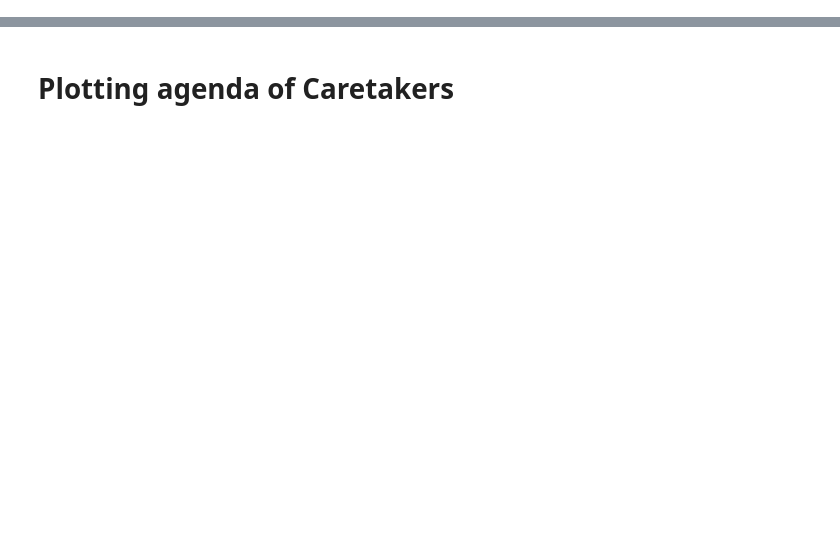
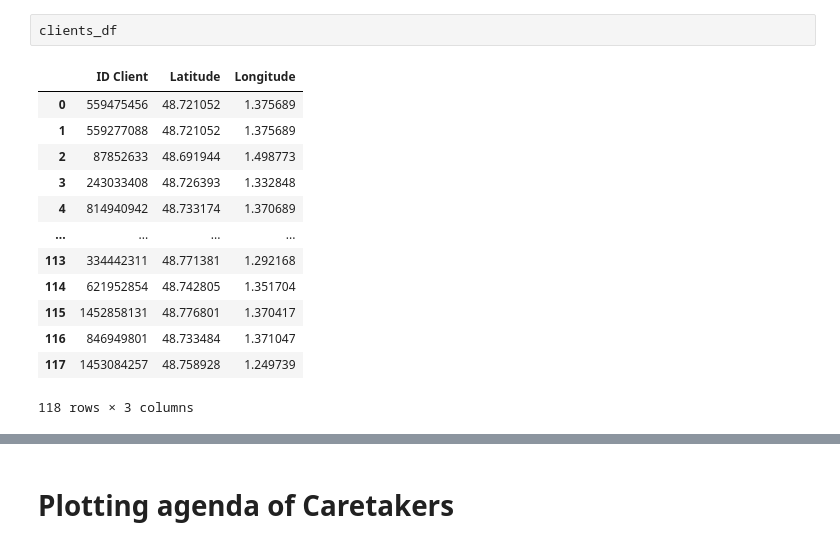
Before and after one commit to stlbnmaria/care-agenda-optimisation, a Jupyter notebook: notebooks/prototyping.ipynb, the cells around one changed output, grey strips where cells are left out. Drawn from its saved outputs; the diff is of its cells as text; blank space fills up the shorter version.

```diff
--- a/notebooks/prototyping.ipynb
+++ b/notebooks/prototyping.ipynb
@@ -17,2 +35,18 @@ intervenants_df = pd.read_excel(excel_data, sheet_name='intervenants')
+# %%
+clients_df
+# %% [output]
+|  | ID Client | Latitude | Longitude |
+| 0 | 559475456 | 48.721052 | 1.375689 |
+| 1 | 559277088 | 48.721052 | 1.375689 |
+| 2 | 87852633 | 48.691944 | 1.498773 |
+| 3 | 243033408 | 48.726393 | 1.332848 |
+| 4 | 814940942 | 48.733174 | 1.370689 |
+| ... | ... | ... | ... |
+| 113 | 334442311 | 48.771381 | 1.292168 |
+| 114 | 621952854 | 48.742805 | 1.351704 |
+| 115 | 1452858131 | 48.776801 | 1.370417 |
+| 116 | 846949801 | 48.733484 | 1.371047 |
+| 117 | 1453084257 | 48.758928 | 1.249739 |
+118 rows × 3 columns
 # %%
 # Analyze start/end times for each type of service
```
Also changed, not shown: parts of 33 cells of this notebook.
